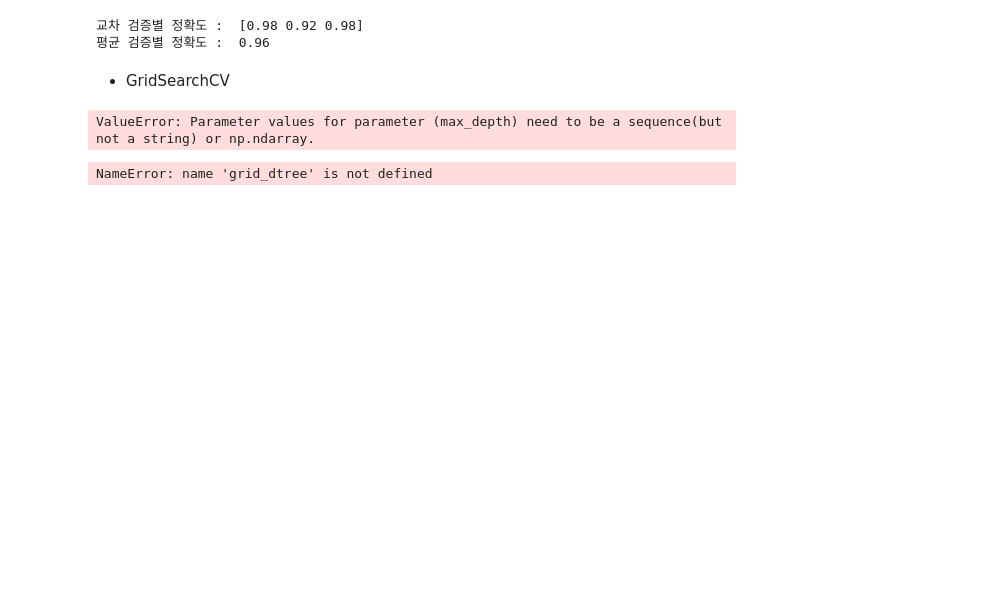
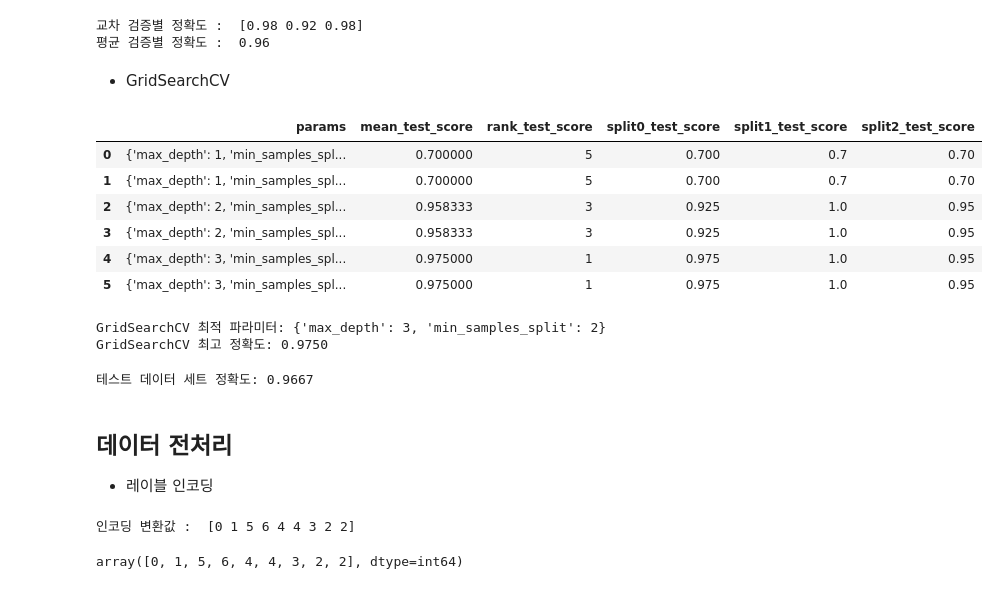
Before and after one commit to prlhspt/Machin_Learning, a Jupyter notebook: ch2_scikit_learn.ipynb, the cells around one changed output. Saved outputs shown, nothing was run; the diff lists cells and outputs as text; code cells hidden in the pictures; blank space fills up the shorter version.

```diff
--- a/ch2_scikit_learn.ipynb
+++ b/ch2_scikit_learn.ipynb
@@ -428,6 +491,8 @@ print('평균 검증별 정확도 : ', np.round(np.mean(scores), 4))
 * GridSearchCV
 # %%
 from sklearn.model_selection import GridSearchCV
+from sklearn.tree import DecisionTreeClassifier
+from sklearn.datasets import load_iris
 
 #데이터를 로딩하고 학습데이터와 테스트 데이터 분리
 iris_data = load_iris()
@@ -436,25 +501,62 @@ X_train, X_test, y_train, y_test = train_test_split(iris_data.data, iris_data.ta
 
 dtree = DecisionTreeClassifier()
 
-parameters = {'max_depth':{1, 2, 3}, 'min_samples_split':{2, 3}}
+parameters = {'max_depth':[1, 2, 3], 'min_samples_split':[2, 3]}
 # %%
 import pandas as pd
 
 # param_grid의 하이퍼 파라미터들을 3개의 train, test set fold 로 나누어서 테스트 수행 설정.
 ### refit=True 가 default 임. True이면 가장 좋은 파라미터 설정으로 재 학습 시킴.
 grid_dtree = GridSearchCV(dtree, param_grid=parameters, cv=3, refit=True)
 
 # 붓꽃 Train 데이터로 param_grid의 하이퍼 파라미터들을 순차적으로 학습/평가 .
 grid_dtree.fit(X_train, y_train)
 
 # GridSearchCV 결과 추출하여 DataFrame으로 변환
 scores_df = pd.DataFrame(grid_dtree.cv_results_)
-scores_df[['params', 'mean_test_score', 'rank_test_score', \
-           'split0_test_score', 'split1_test_score', 'split2_test_score']]
+scores_df[['params', 'mean_test_score', 'rank_test_score','split0_test_score', 'split1_test_score', 'split2_test_score']]
 # %% [output]
-ValueError: Parameter values for parameter (max_depth) need to be a sequence(but not a string) or np.ndarray.
+|  | params | mean_test_score | rank_test_score | split0_test_score | split1_test_score | split2_test_score |
+| 0 | {'max_depth': 1, 'min_samples_spl... | 0.700000 | 5 | 0.700 | 0.7 | 0.70 |
+| 1 | {'max_depth': 1, 'min_samples_spl... | 0.700000 | 5 | 0.700 | 0.7 | 0.70 |
+| 2 | {'max_depth': 2, 'min_samples_spl... | 0.958333 | 3 | 0.925 | 1.0 | 0.95 |
+| 3 | {'max_depth': 2, 'min_samples_spl... | 0.958333 | 3 | 0.925 | 1.0 | 0.95 |
+| 4 | {'max_depth': 3, 'min_samples_spl... | 0.975000 | 1 | 0.975 | 1.0 | 0.95 |
+| 5 | {'max_depth': 3, 'min_samples_spl... | 0.975000 | 1 | 0.975 | 1.0 | 0.95 |
 # %%
 print('GridSearchCV 최적 파라미터:', grid_dtree.best_params_)
 print('GridSearchCV 최고 정확도: {0:.4f}'.format(grid_dtree.best_score_))
 # %% [output]
-NameError: name 'grid_dtree' is not defined
+GridSearchCV 최적 파라미터: {'max_depth': 3, 'min_samples_split': 2}
+GridSearchCV 최고 정확도: 0.9750
+# %%
+# GridSearchCV의 refit으로 이미 학습된 estimator 반환
+
+estimator = grid_dtree.best_estimator_
+
+# GridSearchCV의 best_estimator_는 이미 최적 학습이 됐으므로 별도 학습이 필요 없음
+pred = estimator.predict(X_test)
+print('테스트 데이터 세트 정확도: {0:.4f}'.format(accuracy_score(y_test, pred)))
+# %% [output]
+테스트 데이터 세트 정확도: 0.9667
+# %% [markdown]
+## 데이터 전처리
+* 레이블 인코딩
+# %%
+from sklearn.preprocessing import LabelEncoder
+
+items = ['TV', '냉장고', '전자렌지', '컴퓨터', '선풍기','선풍기', '믹서기', '믹서', '믹서']
+
+# LabelEncoder를 객체로 생성한 후, fit() 과 transform()으로 label 인화
+encoder = LabelEncoder()
+encoder.fit(items)
+labels = encoder.transform(items)
+
+print('인코딩 변환값 : ', labels)
+# %% [output]
+인코딩 변환값 :  [0 1 5 6 4 4 3 2 2]
+# %%
+labels = encoder.fit_transform(items)
+labels
+# %% [output]
+array([0, 1, 5, 6, 4, 4, 3, 2, 2], dtype=int64)
```
Also changed, not shown: parts of 30 cells of this notebook, 5 other files.
